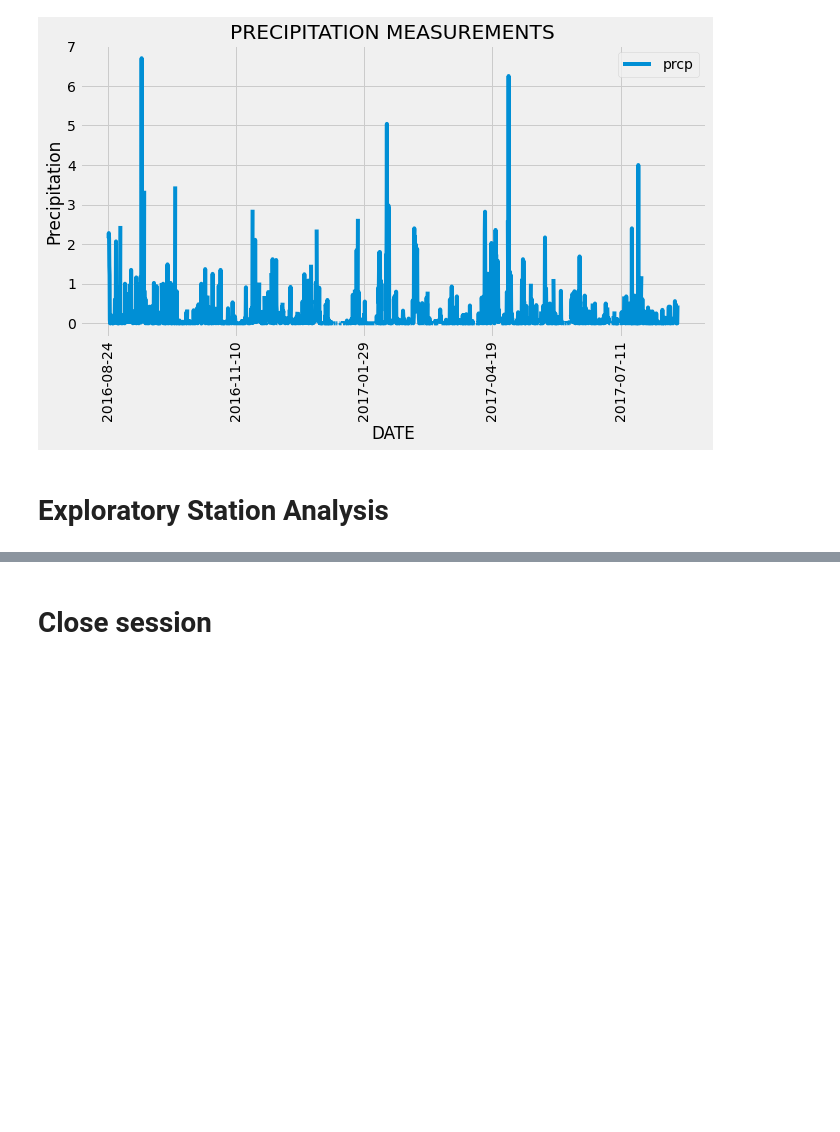
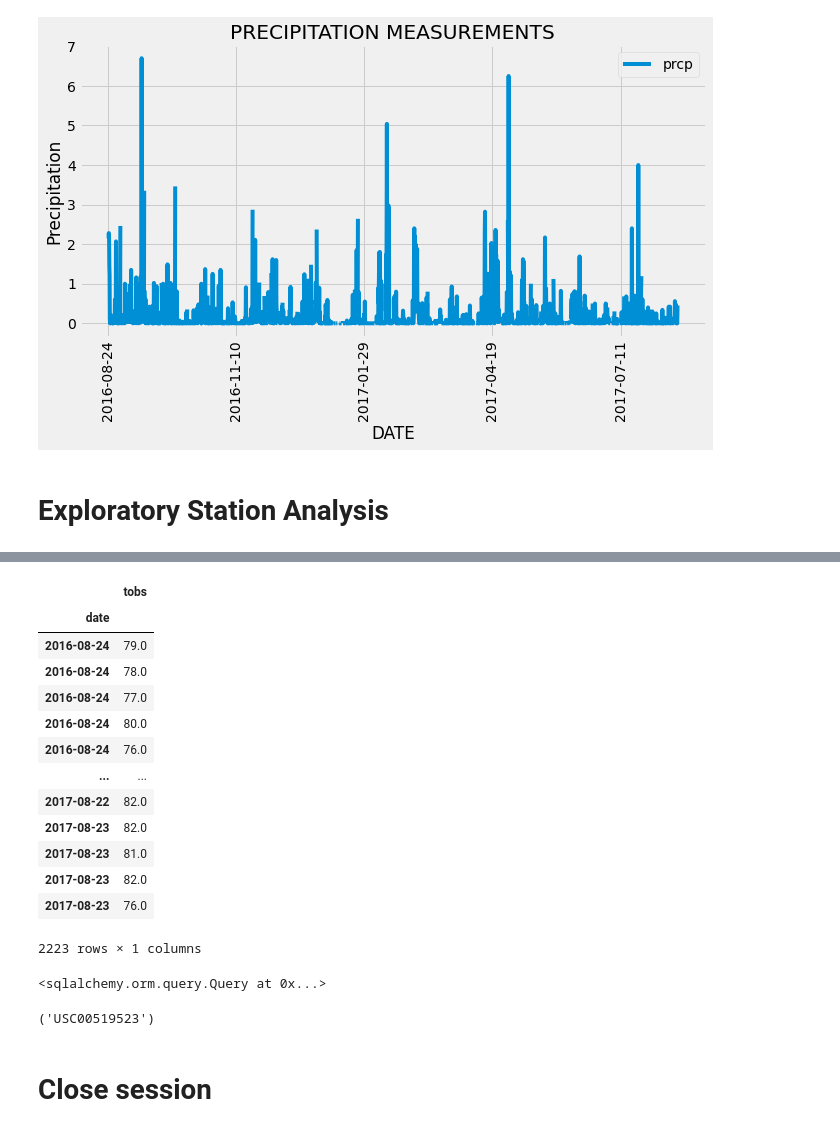
Before and after one commit to dorisakpovwa/Sqlalchemy-challenge, a Jupyter notebook: climate.ipynb, the cells around one changed output, grey strips where cells are left out. Cells and saved outputs as stored; diff of their text form; code cells hidden in the pictures; blank space fills up the shorter version.

```diff
--- a/climate.ipynb
+++ b/climate.ipynb
@@ -143,3 +155,5 @@ temp[0][0], temp[0][1], temp[0][2]
 # %%
 # Using the most active station id
 # Query the last 12 months of temperature observation data for this station and plot the results as a histogram
+date_temp = session.query(measurement.date, measurement.tobs).filter(measurement.date>= pst_year).all()
+date_temp
@@ -145,0 +178,34 @@ temp[0][0], temp[0][1], temp[0][2]
+# %%
+# Save the query results as a Pandas DataFrame and set the index to the station column
+date_temp_df =pd.DataFrame(date_temp)
+date_temp_df.set_index('date', inplace=True)
+# %%
+# Sort the dataframe by date
+date_temp_df.sort_index(inplace=True)
+date_temp_df
+# %% [output]
+|  | tobs |
+| date |  |
+| 2016-08-24 | 79.0 |
+| 2016-08-24 | 78.0 |
+| 2016-08-24 | 77.0 |
+| 2016-08-24 | 80.0 |
+| 2016-08-24 | 76.0 |
+| ... | ... |
+| 2017-08-22 | 82.0 |
+| 2017-08-23 | 82.0 |
+| 2017-08-23 | 81.0 |
+| 2017-08-23 | 82.0 |
+| 2017-08-23 | 76.0 |
+2223 rows × 1 columns
+# %%
+# Using the most active station id from the previous query.
+temp_sta=session.query(func.max(measurement.tobs),).filter(measurement.station==activestation[0][0])
+temp_sta
+# %% [output]
+<sqlalchemy.orm.query.Query at 0x...>
+# %%
+active = session.query(measurement.station).order_by (measurement.station.desc()).first()
+active
+# %% [output]
+('USC00519523')
```
Also changed, not shown: parts of 4 cells of this notebook.
